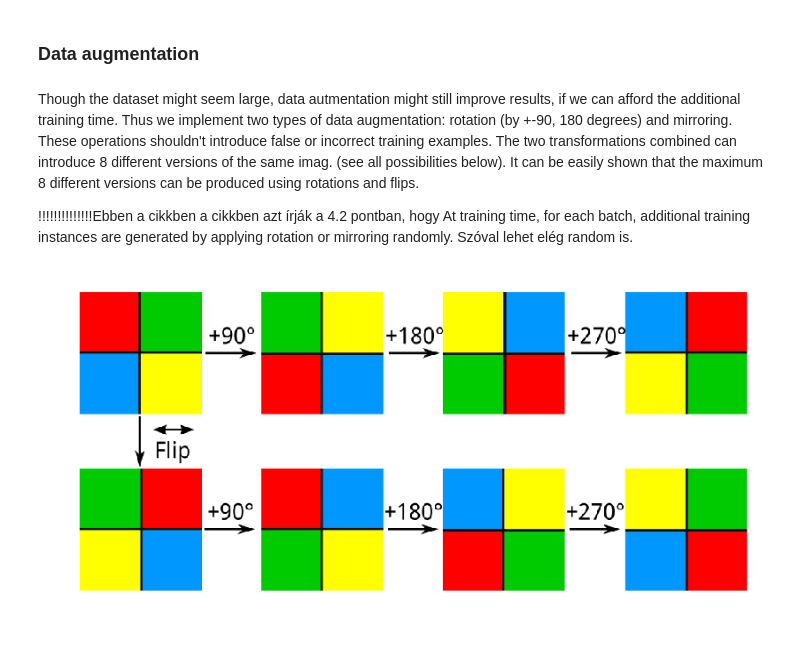
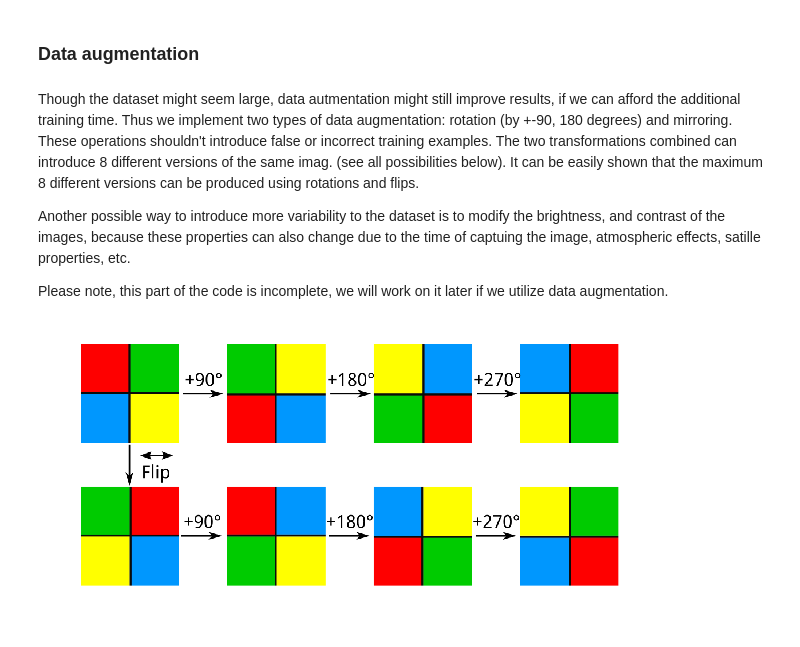
Before and after one commit to kaland313/vitmav45-ShipSeakers, a Jupyter notebook: NagyHFDataPrep.ipynb, the cells around one changed output. Drawn from its saved outputs; the diff is of its cells as text; code cells hidden in the pictures.

Commit message:
Comments, notes, some bug fixes, use of clean naming convention improved

```diff
--- a/NagyHFDataPrep.ipynb
+++ b/NagyHFDataPrep.ipynb
@@ -524,12 +566,14 @@ Results are:
 # %% [markdown]
 Though the dataset might seem large, data autmentation might still improve results, if we can afford the additional training time. Thus we implement two types of data augmentation: rotation (by +-90, 180 degrees) and mirroring. These operations shouldn't introduce false or incorrect training examples. The two transformations combined can introduce 8 different versions of the same imag. (see all possibilities below). It can be easily shown that the maximum 8 different versions can be produced using rotations and flips.
 
-!!!!!!!!!!!!!!Ebben a cikkben a cikkben azt írják a 4.2 pontban, hogy At training time, for each batch, additional training instances are generated by applying rotation or mirroring randomly. Szóval lehet elég random  is.
+Another possible way to introduce more variability to the dataset is to modify the brightness, and contrast of the images, because these properties can also change due to the time of captuing the image, atmospheric effects, satille properties, etc.
+
+Please note, this part of the code is incomplete, we will work on it later if we utilize data augmentation.
 # %%
-plt.figure(figsize=(14,30))
+plt.figure(figsize=(10,5))
 plt.imshow(imread('Transformations.png'));
 plt.axis('off');
 # %% [output]
-[figure, old version]
+[figure, new version]
 # %%
 def augmentData(df_data, useFlip=True, useRot=True):
```
Also changed, not shown: parts of 21 cells of this notebook.
